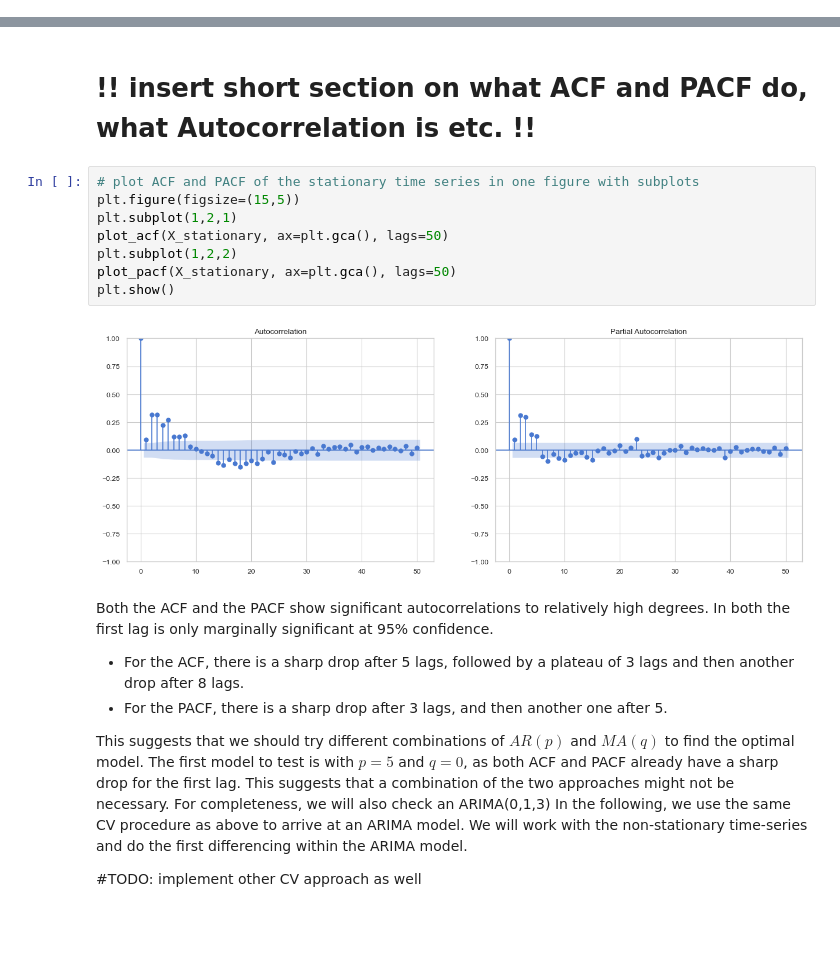
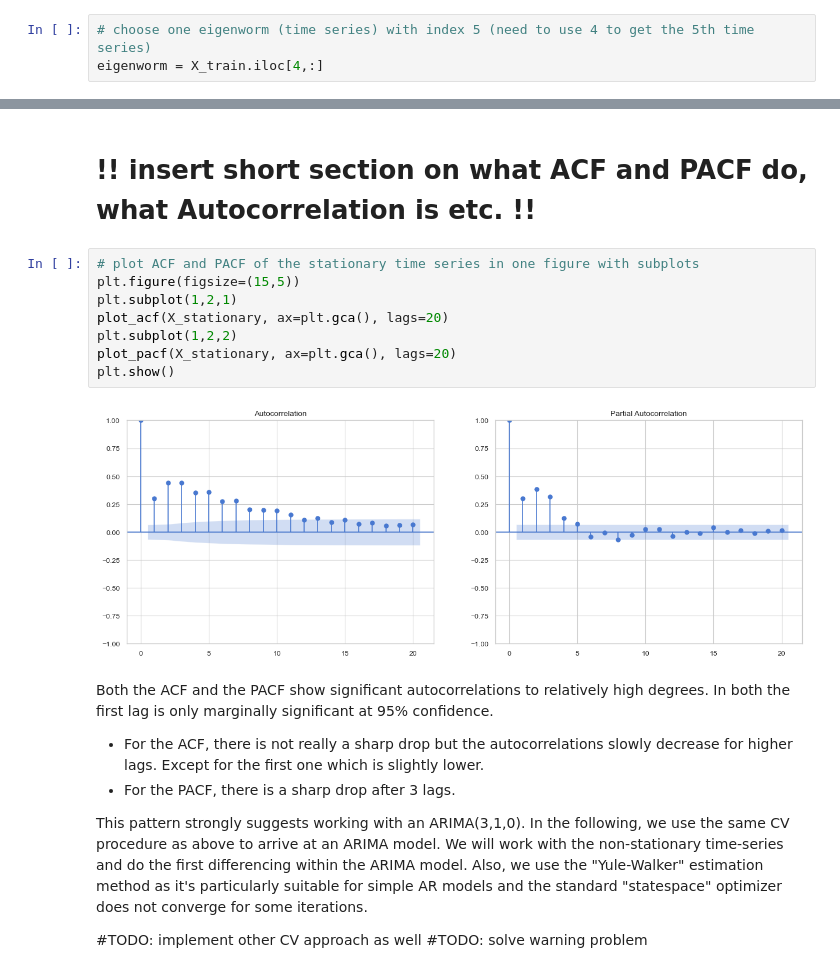
Before and after one commit to eduardotanqueiro/Project2-AAA, a Jupyter notebook: src/AAA2324_P2_62515_62928.ipynb, the cells around one changed output, grey strips where cells are left out. Drawn from its saved outputs; the diff is of its cells as text; blank space fills up the shorter version.

Commit message:
change to correct eigenworm and testing ARMA configurations

```diff
--- a/src/AAA2324_P2_62515_62928.ipynb
+++ b/src/AAA2324_P2_62515_62928.ipynb
@@ -532,3 +506,6 @@ The chosen Eigenworm is number 102
+# %%
+# choose one eigenworm (time series) with index 5 (need to use 4 to get the 5th time series)
+eigenworm = X_train.iloc[4,:]
 # %% [markdown]
 ### 1. Visual inspection
 # %%
@@ -649,22 +626,23 @@ This section aims at determining the order of the AR component of the model $p$
 # %%
 # plot ACF and PACF of the stationary time series in one figure with subplots
 plt.figure(figsize=(15,5))
 plt.subplot(1,2,1)
-plot_acf(X_stationary, ax=plt.gca(), lags=50)
+plot_acf(X_stationary, ax=plt.gca(), lags=20)
 plt.subplot(1,2,2)
-plot_pacf(X_stationary, ax=plt.gca(), lags=50)
+plot_pacf(X_stationary, ax=plt.gca(), lags=20)
 plt.show()
 # %% [output]
-[figure, old version]
+[figure, new version]
 # %% [markdown]
 Both the ACF and the PACF show significant autocorrelations to relatively high degrees.
 In both the first lag is only marginally significant at 95% confidence.
-- For the ACF, there is a sharp drop after 5 lags, followed by a plateau of 3 lags and then another drop after 8 lags.
-- For the PACF, there is a sharp drop after 3 lags, and then another one after 5.
+- For the ACF, there is not really a sharp drop but the autocorrelations slowly decrease for higher lags. Except for the first one which is slightly lower.
+- For the PACF, there is a sharp drop after 3 lags.
 
-This suggests that we should try different combinations of $AR(p)$ and $MA(q)$ to find the optimal model.
-The first model to test is with $p=5$ and $q=0$, as both ACF and PACF already have a sharp drop for the first lag. This suggests that a combination of the two approaches might not be necessary. For completeness, we will also check an ARIMA(0,1,3)
+This pattern strongly suggests working with an ARIMA(3,1,0).
 In the following, we use the same CV procedure as above to arrive at an ARIMA model. We will work with the non-stationary time-series and do the first differencing within the ARIMA model.
+Also, we use the "Yule-Walker" estimation method as it's particularly suitable for simple AR models and the standard "statespace" optimizer does not converge for some iterations.
 
 #TODO: implement other CV approach as well
+#TODO: solve warning problem
 # %%
```
Also changed, not shown: parts of 14 cells of this notebook.
